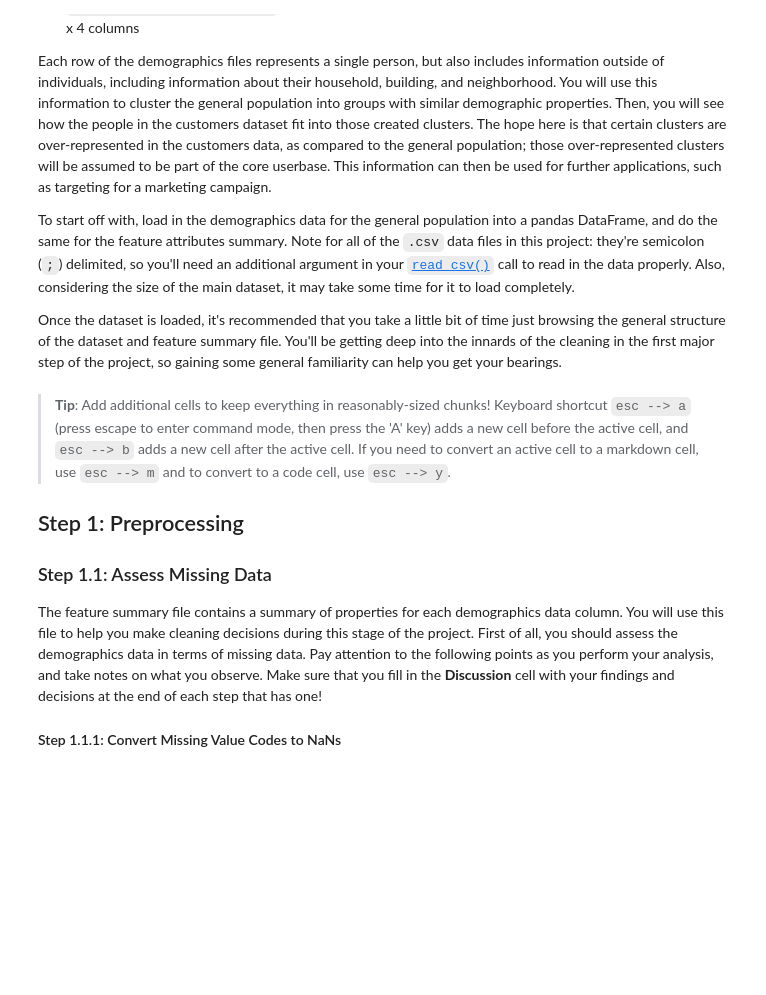
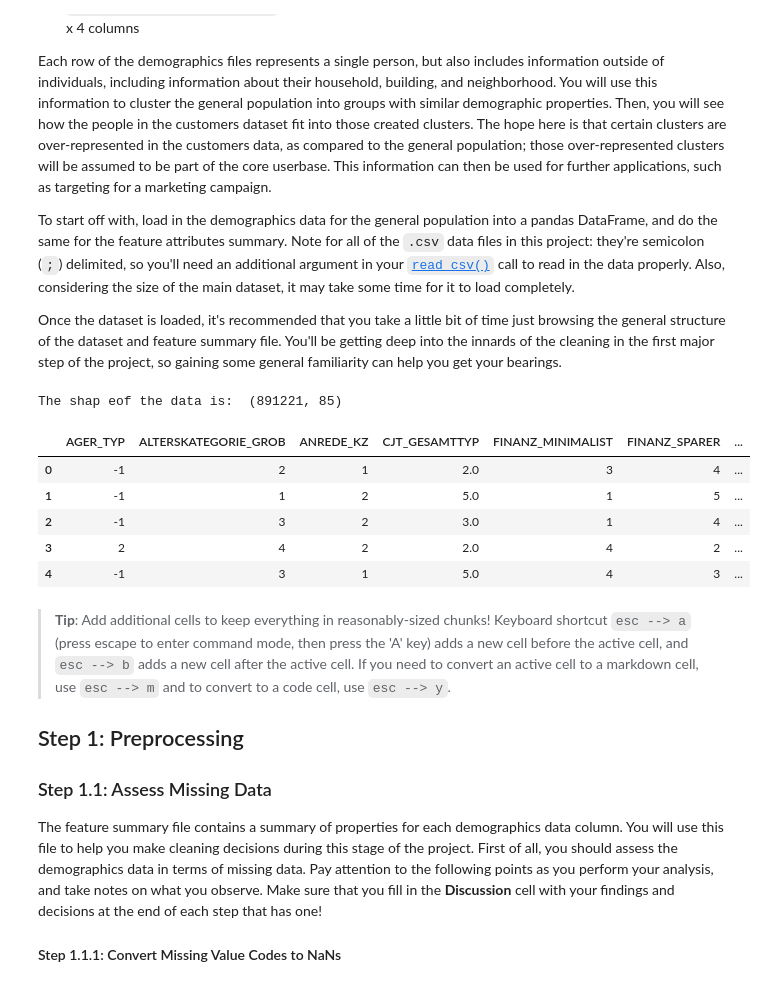
Before and after one commit to sondosaabed/Identify-Customer-Segments, a Jupyter notebook: Identify_Customer_Segments.ipynb, the cells around one changed output. Saved outputs shown, nothing was run; the diff lists cells and outputs as text; code cells hidden in the pictures; blank space fills up the shorter version.

```diff
--- a/Identify_Customer_Segments.ipynb
+++ b/Identify_Customer_Segments.ipynb
@@ -41,11 +39,23 @@ To start off with, load in the demographics data for the general population into
 Once the dataset is loaded, it's recommended that you take a little bit of time just browsing the general structure of the dataset and feature summary file. You'll be getting deep into the innards of the cleaning in the first major step of the project, so gaining some general familiarity can help you get your bearings.
 # %%
 # Load in the general demographics data.
+gen_demographics = pd.read_csv("./Data/Udacity_AZDIAS_Subset.csv", sep=";")
 
 # Load in the feature summary file.
+gen_demographics_sum = pd.read_csv("./Data/AZDIAS_Feature_Summary.csv", sep=";")
 # %%
-# Check the structure of the data after it's loaded (e.g. print the number of
-# rows and columns, print the first few rows).
+# Check the structure of the data after it's loaded (e.g. print the number of rows and columns, print the first few rows).
+
+print( "The shape of the data is: ", gen_demographics.shape)
+gen_demographics.head()
+# %% [output]
+The shap eof the data is:  (891221, 85)
+|  | AGER_TYP | ALTERSKATEGORIE_GROB | ANREDE_KZ | CJT_GESAMTTYP | FINANZ_MINIMALIST | FINANZ_SPARER | ... |
+| 0 | -1 | 2 | 1 | 2.0 | 3 | 4 | ... |
+| 1 | -1 | 1 | 2 | 5.0 | 1 | 5 | ... |
+| 2 | -1 | 3 | 2 | 3.0 | 1 | 4 | ... |
+| 3 | 2 | 4 | 2 | 2.0 | 4 | 2 | ... |
+| 4 | -1 | 3 | 1 | 5.0 | 4 | 3 | ... |
 # %% [markdown]
 > **Tip**: Add additional cells to keep everything in reasonably-sized chunks! Keyboard shortcut `esc --> a` (press escape to enter command mode, then press the 'A' key) adds a new cell before the active cell, and `esc --> b` adds a new cell after the active cell. If you need to convert an active cell to a markdown cell, use `esc --> m` and to convert to a code cell, use `esc --> y`.
 
```
Also changed, not shown: parts of 3 cells of this notebook.
